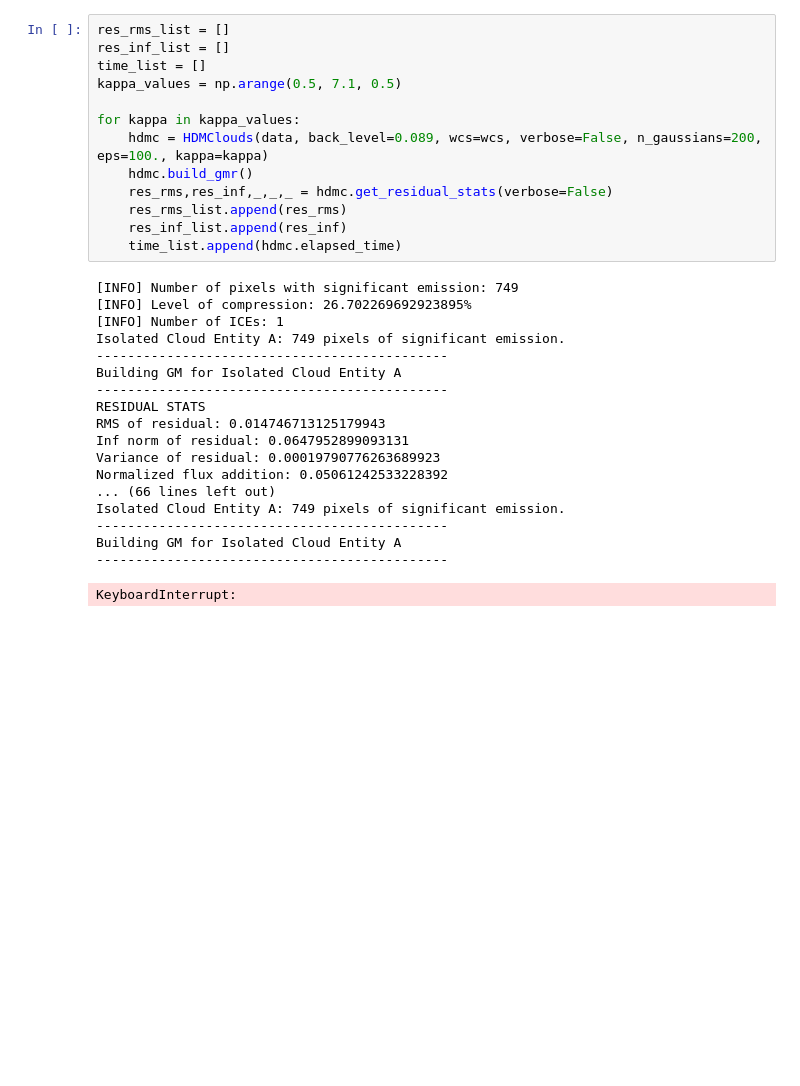
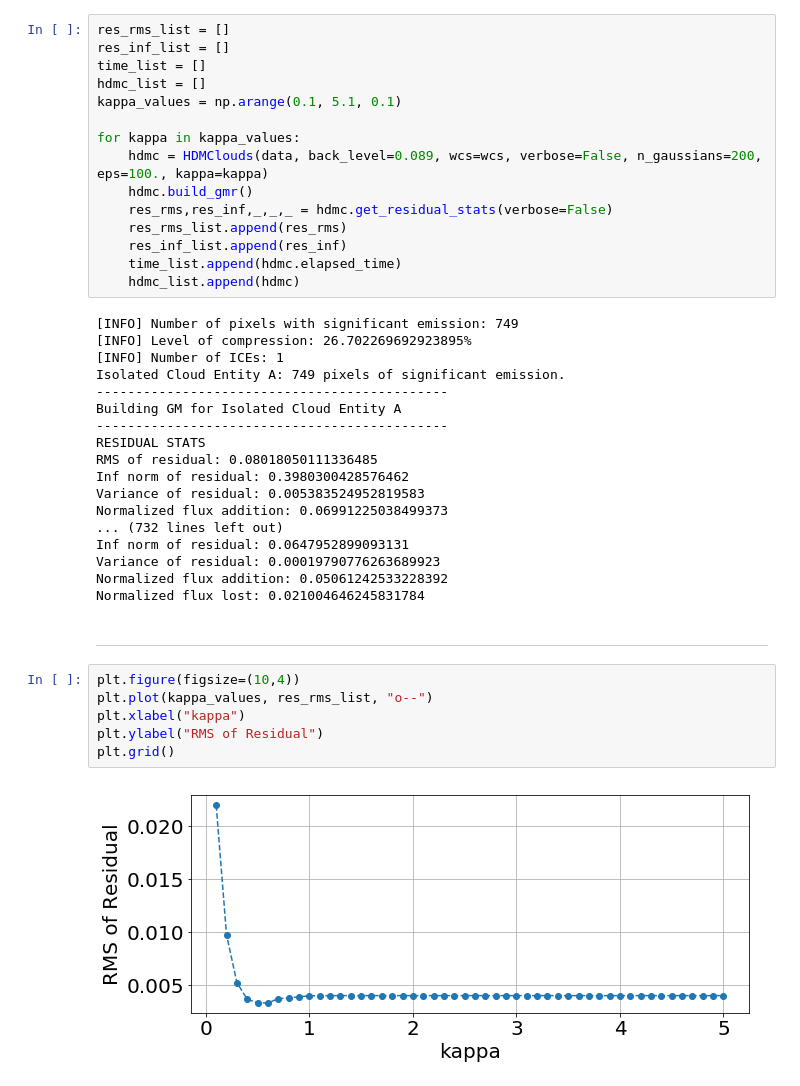
Before and after one commit to mavillan/HDMClouds, a Jupyter notebook: notebooks/exp-kappa.ipynb, the cells around one changed output. Drawn from its saved outputs; the diff is of its cells as text; blank space fills up the shorter version.

```diff
--- a/notebooks/exp-kappa.ipynb
+++ b/notebooks/exp-kappa.ipynb
@@ -56,7 +80,8 @@ back_level:  0.10237737624469602
 res_rms_list = []
 res_inf_list = []
 time_list = []
-kappa_values = np.arange(0.5, 7.1, 0.5)
+hdmc_list = []
+kappa_values = np.arange(0.1, 5.1, 0.1)
 
 for kappa in kappa_values:
     hdmc = HDMClouds(data, back_level=0.089, wcs=wcs, verbose=False, n_gaussians=200, eps=100., kappa=kappa)
@@ -65,6 +90,7 @@ for kappa in kappa_values:
     res_rms_list.append(res_rms)
     res_inf_list.append(res_inf)
     time_list.append(hdmc.elapsed_time)
+    hdmc_list.append(hdmc)
 # %% [output]
 [INFO] Number of pixels with significant emission: 749
 [INFO] Level of compression: 26.702269692923895%
@@ -74,13 +100,22 @@ Isolated Cloud Entity A: 749 pixels of significant emission.
 Building GM for Isolated Cloud Entity A
 ---------------------------------------------
 RESIDUAL STATS
-RMS of residual: 0.014746713125179943
+RMS of residual: 0.08018050111336485
+Inf norm of residual: 0.3980300428576462
+Variance of residual: 0.005383524952819583
+Normalized flux addition: 0.06991225038499373
+... (732 lines left out)
 Inf norm of residual: 0.0647952899093131
 Variance of residual: 0.00019790776263689923
 Normalized flux addition: 0.05061242533228392
-... (66 lines left out)
-Isolated Cloud Entity A: 749 pixels of significant emission.
----------------------------------------------
-Building GM for Isolated Cloud Entity A
----------------------------------------------
+Normalized flux lost: 0.021004646245831784
-KeyboardInterrupt:
+# %% [markdown]
+***
+# %%
+plt.figure(figsize=(10,4))
+plt.plot(kappa_values, res_rms_list, "o--")
+plt.xlabel("kappa")
+plt.ylabel("RMS of Residual")
+plt.grid()
+# %% [output]
+[figure, added]
```
Also changed, not shown: parts of 12 cells of this notebook.
